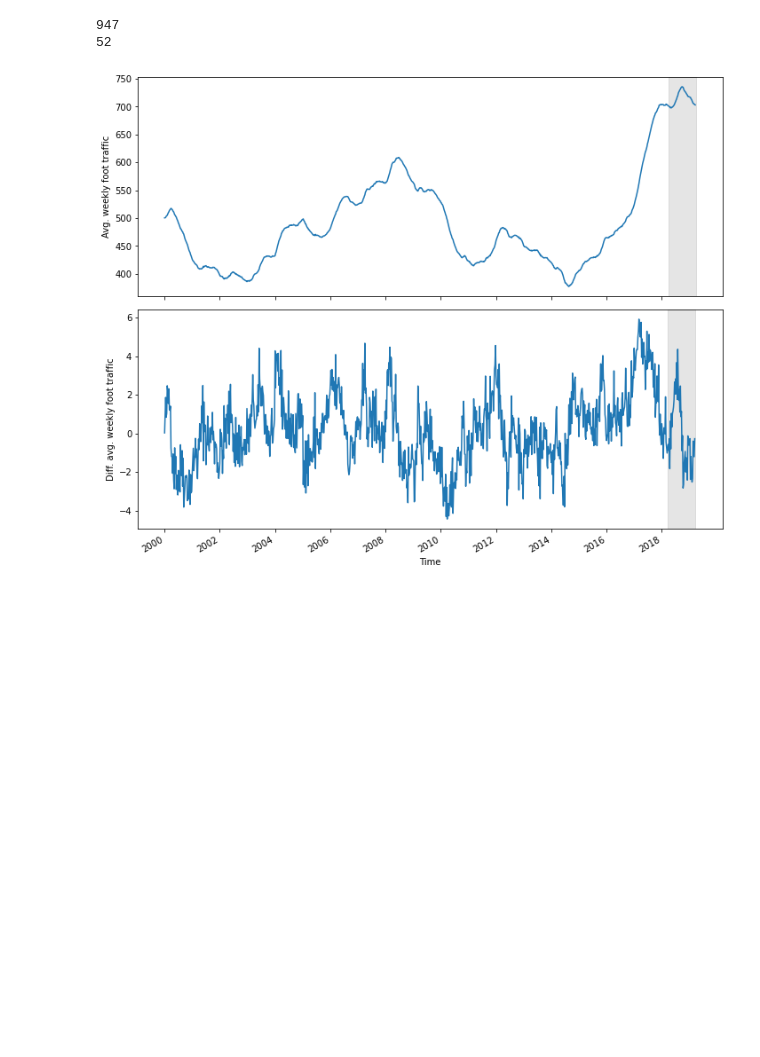
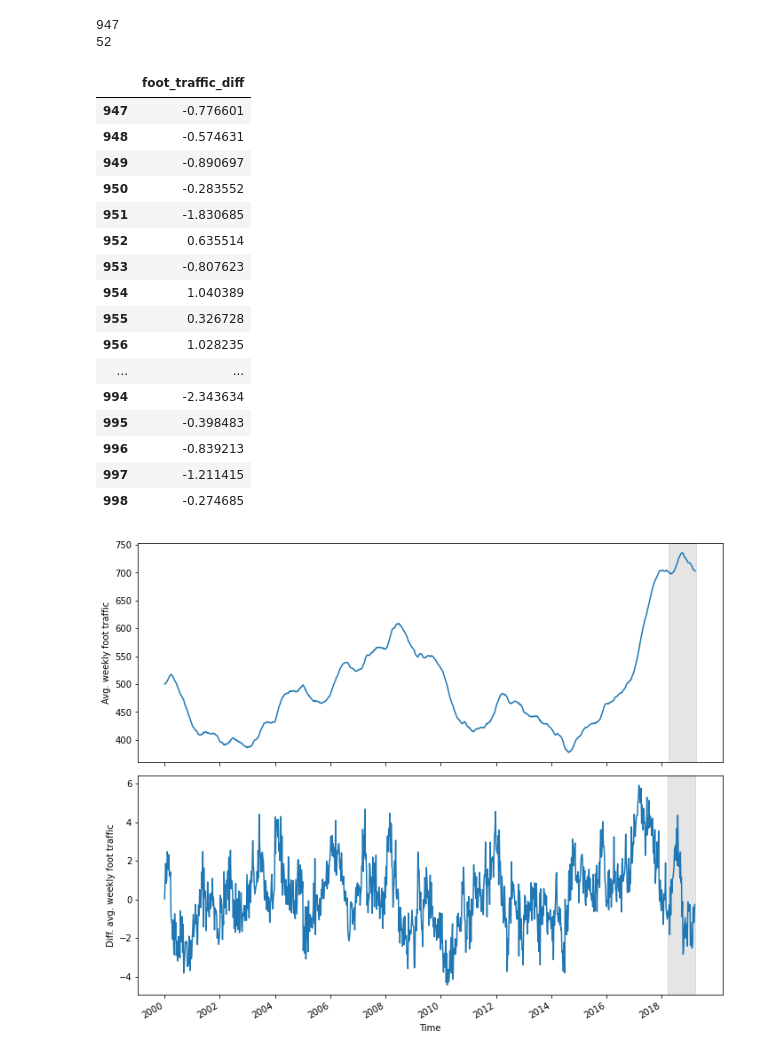
Before and after one commit to marcopeix/TimeSeriesForecastingInPython, a Jupyter notebook: CH05/CH05.ipynb, the cells around one changed output. Drawn from its saved outputs; the diff is of its cells as text; code cells hidden in the pictures; blank space fills up the shorter version.

```diff
--- a/CH05/CH05.ipynb
+++ b/CH05/CH05.ipynb
@@ -119,6 +119,26 @@ print(len(test))
 # %% [output]
 947
 52
+# %%
+test
+# %% [output]
+|  | foot_traffic_diff |
+| 947 | -0.776601 |
+| 948 | -0.574631 |
+| 949 | -0.890697 |
+| 950 | -0.283552 |
+| 951 | -1.830685 |
+| 952 | 0.635514 |
+| 953 | -0.807623 |
+| 954 | 1.040389 |
+| 955 | 0.326728 |
+| 956 | 1.028235 |
+| ... | ... |
+| 994 | -2.343634 |
+| 995 | -0.398483 |
+| 996 | -0.839213 |
+| 997 | -1.211415 |
+| 998 | -0.274685 |
 # %%
 fig, (ax1, ax2) = plt.subplots(nrows=2, ncols=1, sharex=True, figsize=(10, 8))
 
```
Also changed, not shown: parts of 1 cell of this notebook.
